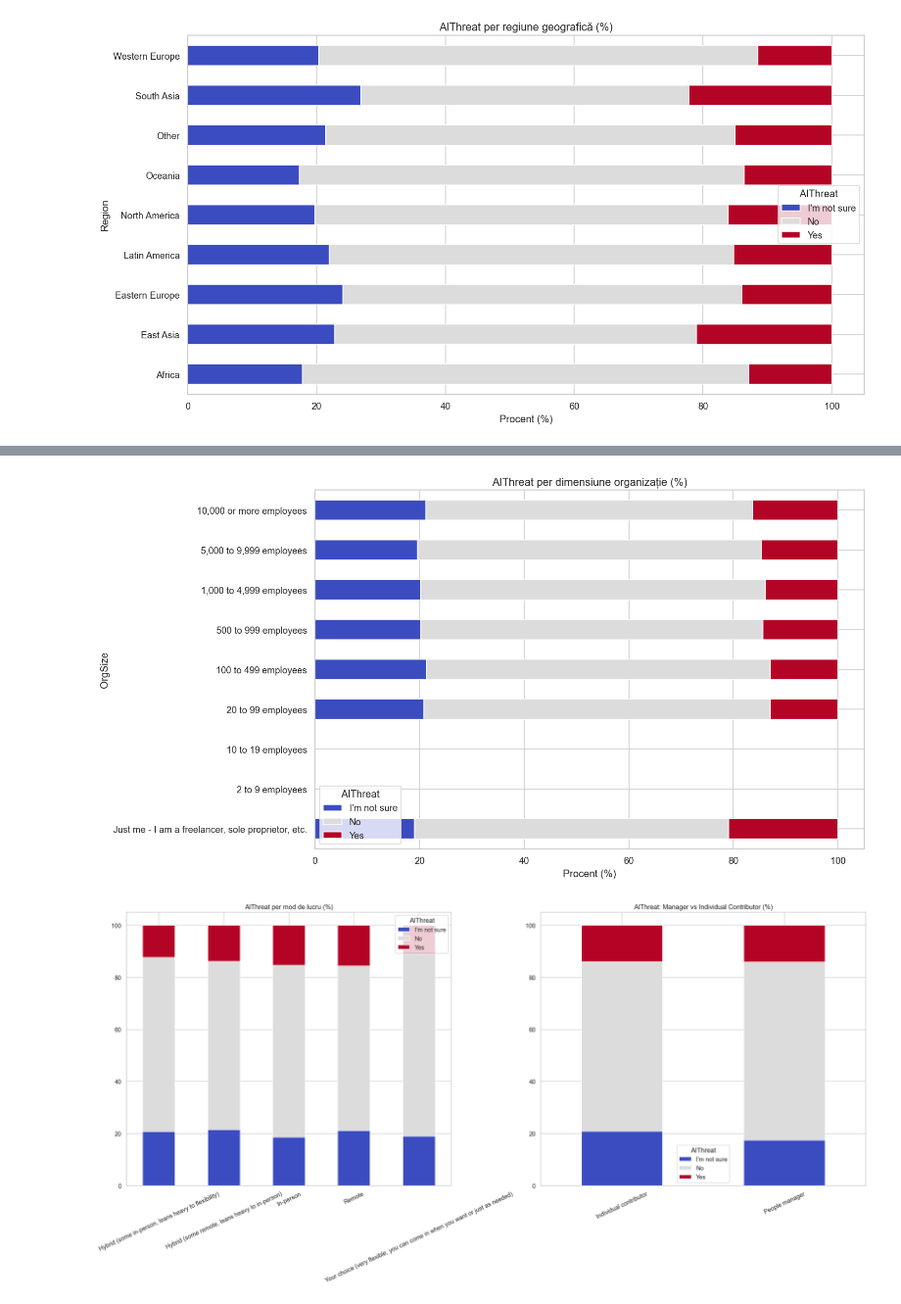
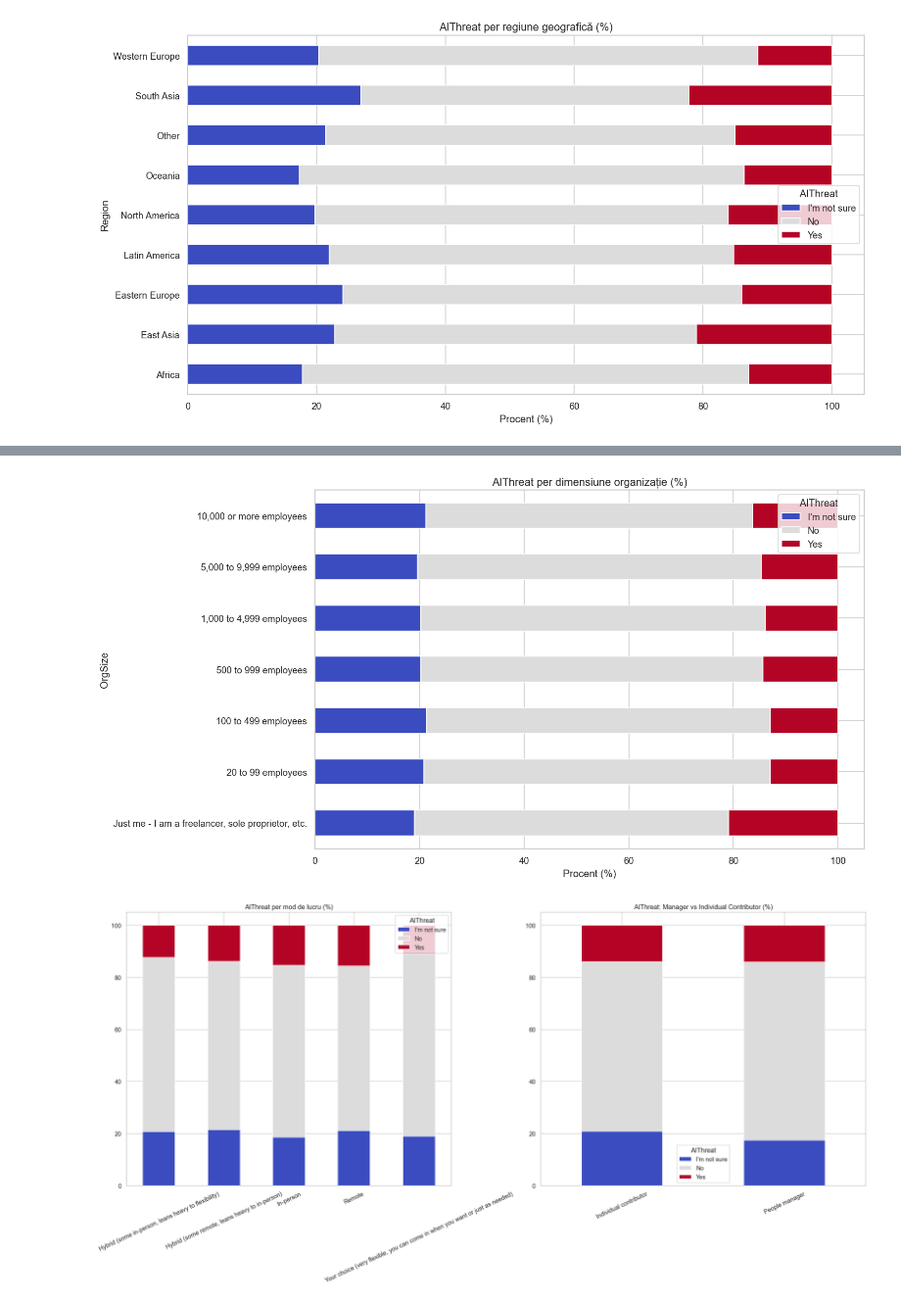
Before and after one commit to isntgabi/ai-threat-perception-stackoverflow, a Jupyter notebook: notebooks/01_EDA.ipynb, the cells around one changed output, grey strips where cells are left out. Shown at 98% size. Cells and saved outputs as stored; diff of their text form; code cells hidden in the pictures.

```diff
--- a/notebooks/01_EDA.ipynb
+++ b/notebooks/01_EDA.ipynb
@@ -342,24 +370,23 @@ plt.show()
 # %%
 orgsize_order = [
-    'Just me - I am a freelancer, sole proprietor, etc.',
-    '2 to 9 employees', '10 to 19 employees', '20 to 99 employees',
+    'Just me - I am a freelancer, sole proprietor, etc.', '20 to 99 employees',
     '100 to 499 employees', '500 to 999 employees',
     '1,000 to 4,999 employees', '5,000 to 9,999 employees',
     '10,000 or more employees'
 ]
 
 org_df = df[df['OrgSize'].isin(orgsize_order) & df['AIThreat'].notna()]
 cross_org = pd.crosstab(org_df['OrgSize'], org_df['AIThreat'], normalize='index') * 100
 cross_org = cross_org.reindex(orgsize_order)
 
 cross_org.plot(kind='barh', stacked=True, colormap='coolwarm', figsize=(13, 7))
 plt.title('AIThreat per dimensiune organizație (%)', fontsize=13)
 plt.xlabel('Procent (%)')
 plt.tight_layout()
 plt.savefig('../reports/figures/10_aithreat_per_orgsize.png', bbox_inches='tight')
 plt.show()
 # %% [output]
-[figure, old version]
+[figure, new version]
 # %%
 fig, axes = plt.subplots(1, 2, figsize=(20, 10))
 
```
Also changed, not shown: parts of 6 cells of this notebook.
